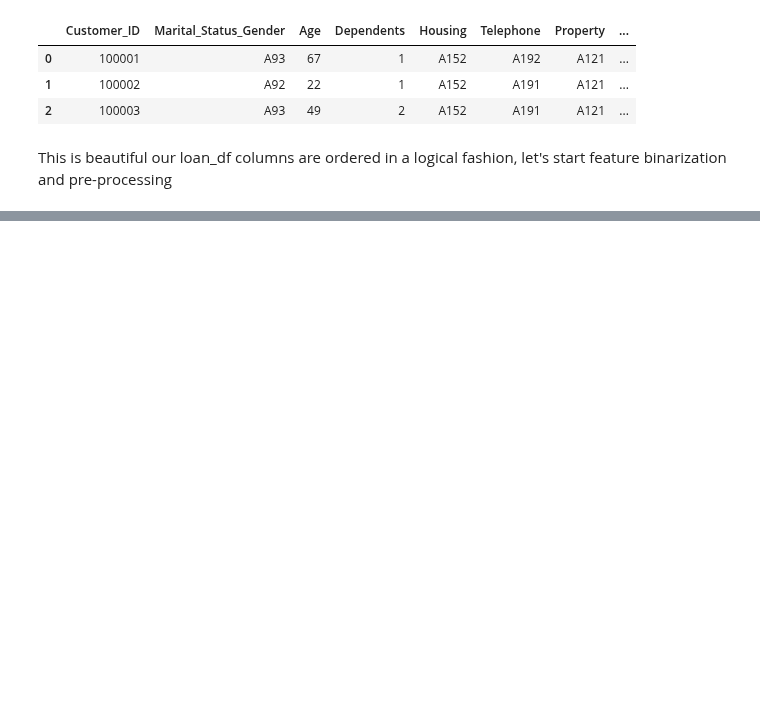
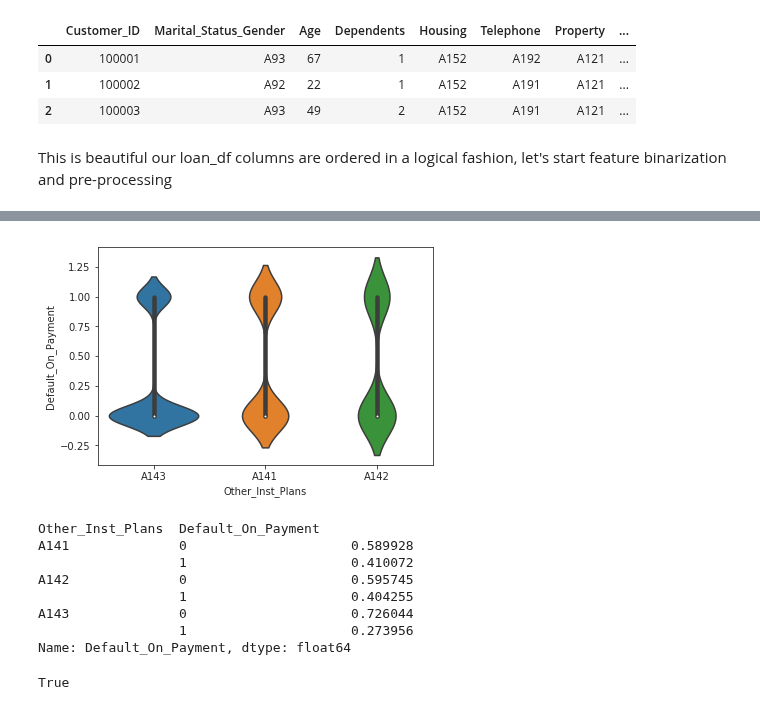
Before and after one commit to Lawrence-Krukrubo/Machine_Learning, a Jupyter notebook: loan_default_classifier.ipynb, the cells around one changed output, grey strips where cells are left out. Cells and saved outputs as stored; diff of their text form; code cells hidden in the pictures; blank space fills up the shorter version.

```diff
--- a/loan_default_classifier.ipynb
+++ b/loan_default_classifier.ipynb
@@ -266,0 +287,19 @@ This is beautiful our loan_df columns are ordered in a logical fashion, let's st
+# %%
+sns.violinplot(loan_df['Other_Inst_Plans'], loan_df.Default_On_Payment)
+plt.show()
+
+loan_df.groupby(['Other_Inst_Plans'])['Default_On_Payment'].value_counts(normalize=True)
+# %% [output]
+[figure, added]
+Other_Inst_Plans  Default_On_Payment
+A141              0                     0.589928
+                  1                     0.410072
+A142              0                     0.595745
+                  1                     0.404255
+A143              0                     0.726044
+                  1                     0.273956
+Name: Default_On_Payment, dtype: float64
+# %%
+'Other_Inst_Plans' in loan_df.columns
+# %% [output]
+True
```
Also changed, not shown: parts of 17 cells of this notebook.
